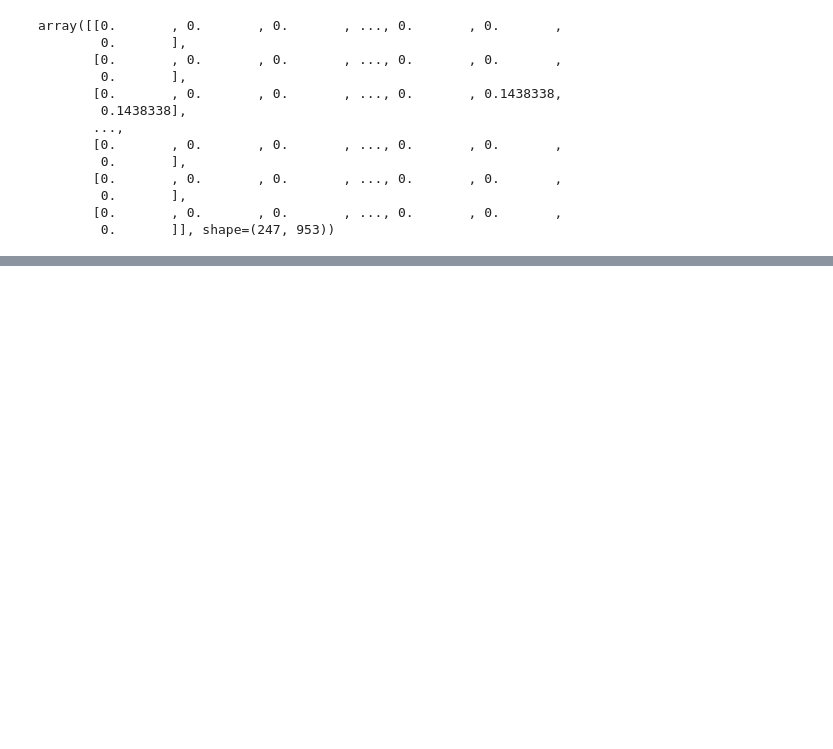
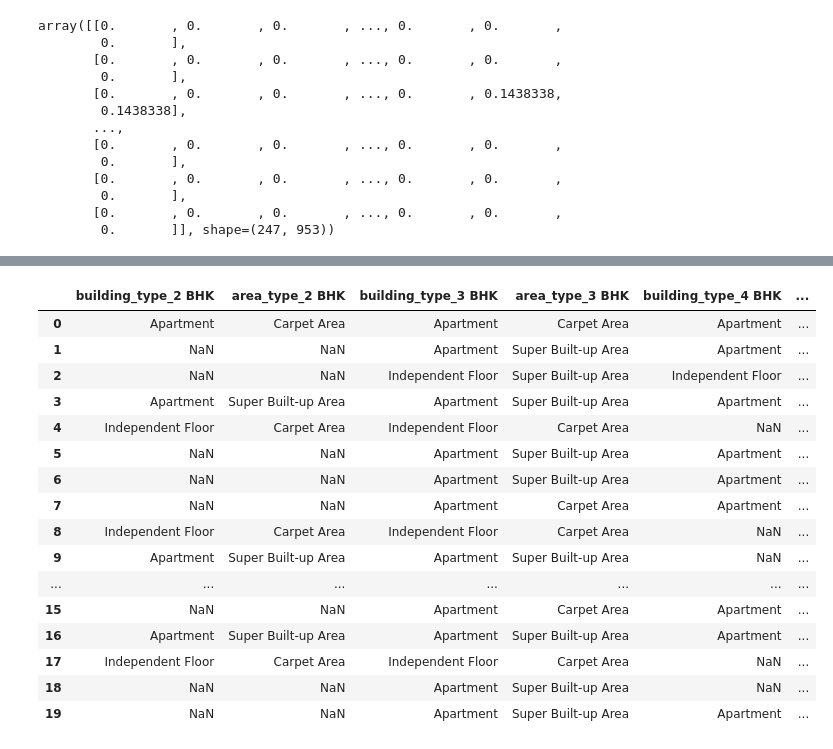
Before and after one commit to akshaypratap008/Real-Estate-Project, a Jupyter notebook: notebooks/recommender-system/1_recommender_system.ipynb, the cells around one changed output, grey strips where cells are left out. Drawn from its saved outputs; the diff is of its cells as text; code cells hidden in the pictures; blank space fills up the shorter version.

```diff
--- a/notebooks/recommender-system/1_recommender_system.ipynb
+++ b/notebooks/recommender-system/1_recommender_system.ipynb
@@ -229,0 +496,22 @@ print(recommend_properties("DLF The Arbour"))
+# %%
+refined_df.drop(columns=price_cols_to_split, inplace = True)
+# %%
+refined_df.head(20)
+# %% [output]
+|  | building_type_2 BHK | area_type_2 BHK | building_type_3 BHK | area_type_3 BHK | building_type_4 BHK | ... |
+| 0 | Apartment | Carpet Area | Apartment | Carpet Area | Apartment | ... |
+| 1 | NaN | NaN | Apartment | Super Built-up Area | Apartment | ... |
+| 2 | NaN | NaN | Independent Floor | Super Built-up Area | Independent Floor | ... |
+| 3 | Apartment | Super Built-up Area | Apartment | Super Built-up Area | Apartment | ... |
+| 4 | Independent Floor | Carpet Area | Independent Floor | Carpet Area | NaN | ... |
+| 5 | NaN | NaN | Apartment | Super Built-up Area | Apartment | ... |
+| 6 | NaN | NaN | Apartment | Super Built-up Area | Apartment | ... |
+| 7 | NaN | NaN | Apartment | Carpet Area | Apartment | ... |
+| 8 | Independent Floor | Carpet Area | Independent Floor | Carpet Area | NaN | ... |
+| 9 | Apartment | Super Built-up Area | Apartment | Super Built-up Area | NaN | ... |
+| ... | ... | ... | ... | ... | ... | ... |
+| 15 | NaN | NaN | Apartment | Carpet Area | Apartment | ... |
+| 16 | Apartment | Super Built-up Area | Apartment | Super Built-up Area | Apartment | ... |
+| 17 | Independent Floor | Carpet Area | Independent Floor | Carpet Area | NaN | ... |
+| 18 | NaN | NaN | Apartment | Super Built-up Area | NaN | ... |
+| 19 | NaN | NaN | Apartment | Super Built-up Area | Apartment | ... |
```
Also changed, not shown: parts of 48 cells of this notebook.
